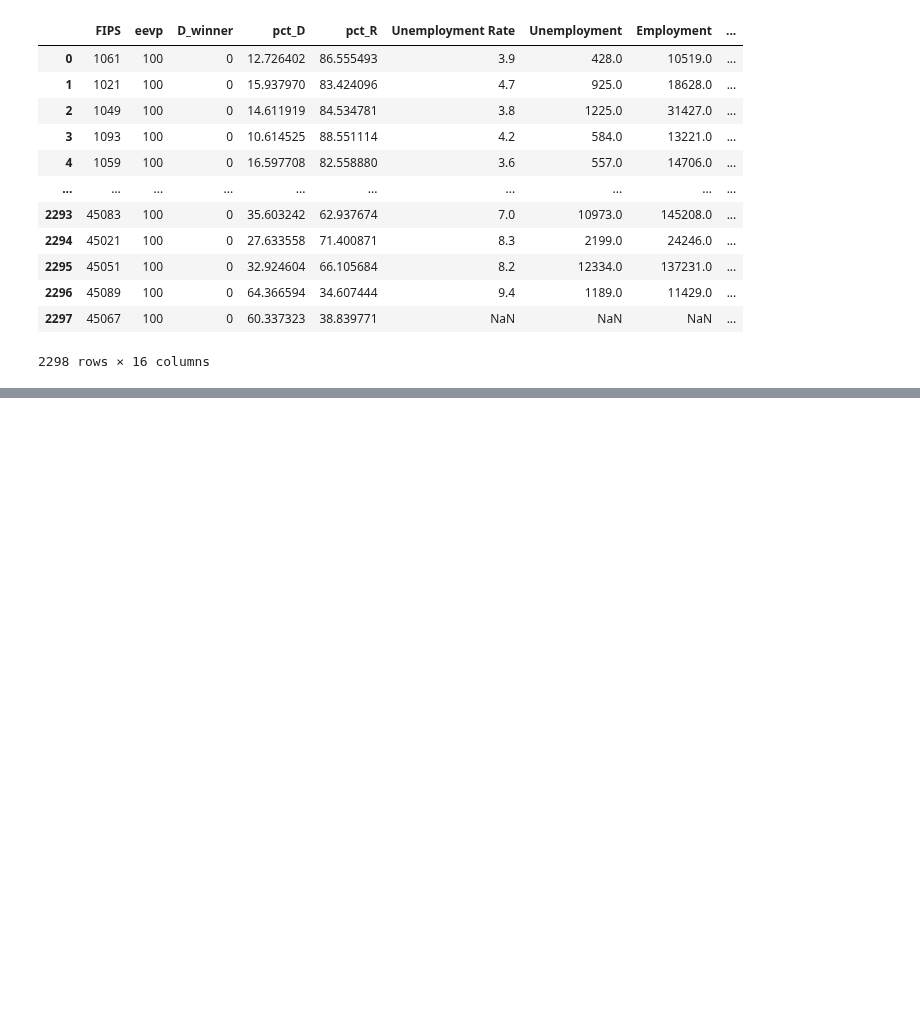
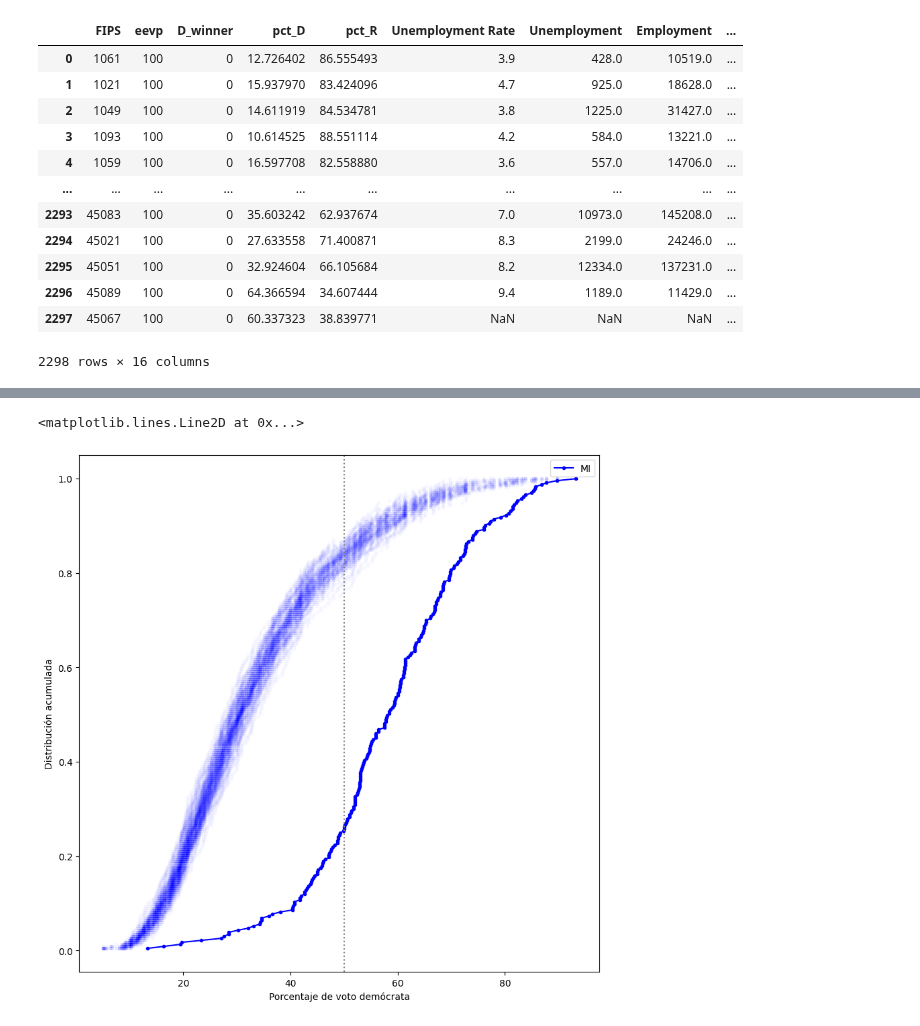
Before and after one commit to mia-uc/data-science, a Jupyter notebook: hws/hw1.ipynb, the cells around one changed output, grey strips where cells are left out. Saved outputs shown, nothing was run; the diff lists cells and outputs as text; code cells hidden in the pictures; blank space fills up the shorter version.

```diff
--- a/hws/hw1.ipynb
+++ b/hws/hw1.ipynb
@@ -236,0 +317,35 @@ plt.show()
+# %%
+"""Generar una permutacion de dos datasets"""
+def permutation_sample(data1):
+
+    #datos concatenados
+    data = data1.copy()
+
+    # permutacion
+    data['acs_pct_pop_nonwhite'] = np.random.permutation(data['acs_pct_pop_nonwhite'].values)
+
+    return data[data['acs_pct_pop_nonwhite'] > 50]
+
+
+
+#generamos n permutaciones
+nperm=100
+plt.figure(figsize=(10,10))
+for n in range(nperm):
+    perm = permutation_sample(df)
+    x, y = fdae(perm['pct_D'])
+    plt.plot(x,y,marker='.',ls='none',color='blue',alpha=0.02)
+
+
+#graficamos las distribuciones originales de cada estado
+x, y = fdae(counties_nonwhite['pct_D'])
+plt.plot(x,y,marker='.',ls='-',label='MI',color='blue')
+
+plt.legend()
+
+plt.xlabel('Porcentaje de voto demócrata')
+plt.ylabel('Distribución acumulada')
+plt.axvline(x=50,ls=':',color='gray')
+# %% [output]
+<matplotlib.lines.Line2D at 0x...>
+[figure, added]
```
Also changed, not shown: parts of 18 cells of this notebook, 1 other file.
